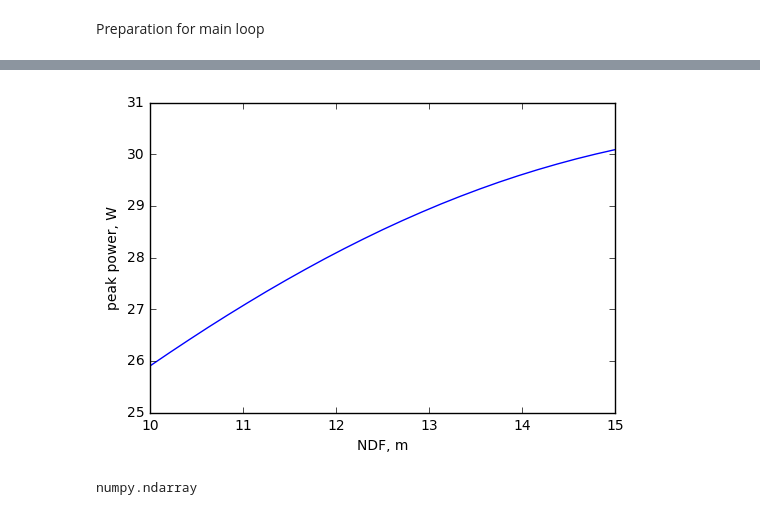
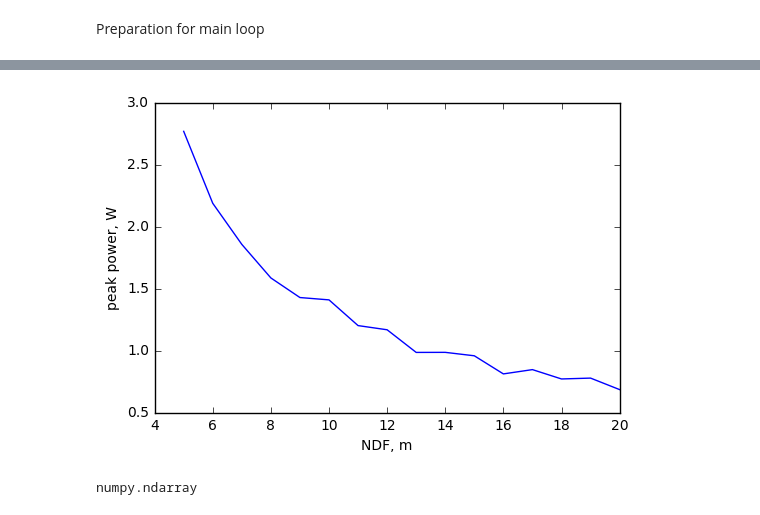
Before and after one commit to IlyaGukov/laserStuff, a Jupyter notebook: NALM/Actual_main.ipynb, the cells around one changed output, grey strips where cells are left out. Cells and saved outputs as stored; diff of their text form; code cells hidden in the pictures.

```diff
--- a/NALM/Actual_main.ipynb
+++ b/NALM/Actual_main.ipynb
@@ -172,2 +158,7 @@ array([ -2.84401346e-05 +8.08375769e-06j,
+# %%
+results = pd.read_csv('threshold_energies.csv')
+# %%
+power = np.array(results[' power W'])
+length = np.array(results['length m'])/1000
 # %%
 #Lndf = np.linspace(10e-3,15e-3,25)
@@ -196,15 +227,15 @@ plt.show()
 # %%
-NDF_abs = np.abs(NDF)
+NDF_abs170 = np.abs(NDF170)
 # %%
-peak = np.array([max(n*n) for n in NDF_abs])
+peak = np.array([max(n*n) for n in NDF_abs170])
 # %%
-plt.plot(Lndf*1000,peak)
+plt.plot(length*1000,peak)
 plt.xlabel('NDF, m')
 plt.ylabel('peak power, W')
-plt.savefig('peakNDF.png')
+plt.savefig('peakNDF170.png')
 plt.show()
 # %% [output]
-[figure, old version]
+[figure, new version]
 # %%
 type(input_pulse)
 # %% [output]
```
Also changed, not shown: parts of 19 cells of this notebook, 15 other files.
